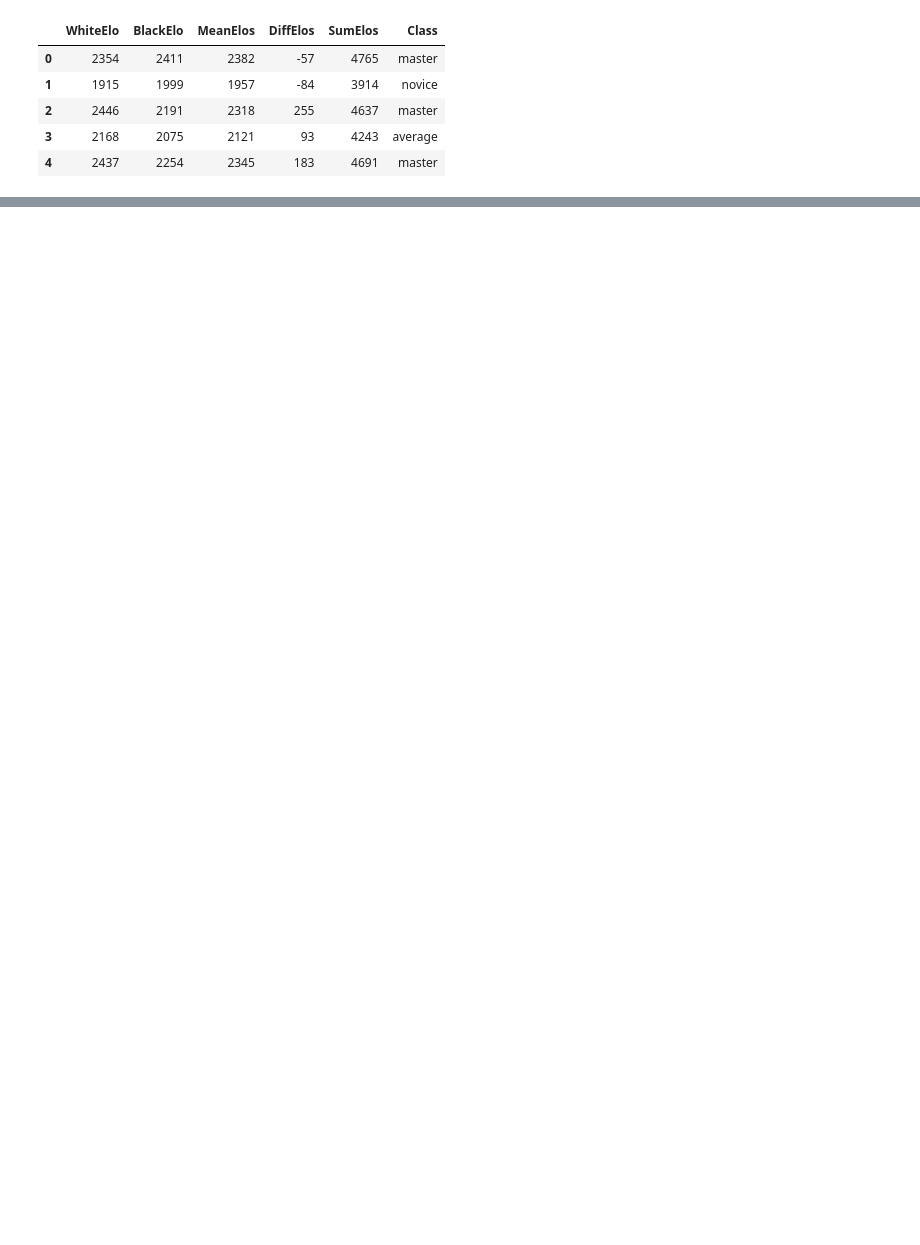
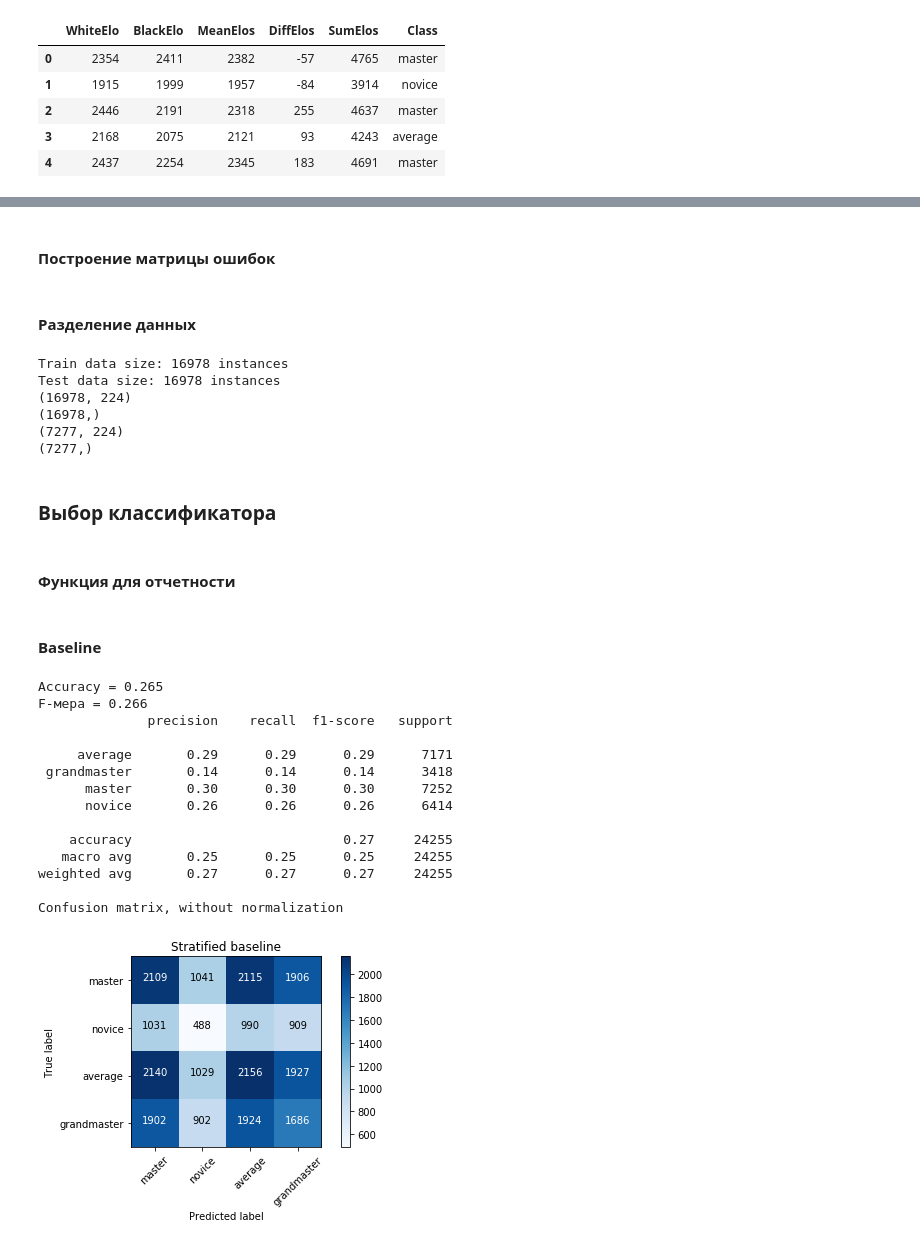
Before and after one commit to polinarod/PredictingRaitings, a Jupyter notebook: classifier.ipynb, the cells around one changed output, grey strips where cells are left out. Cells and saved outputs as stored; diff of their text form; code cells hidden in the pictures; blank space fills up the shorter version.

Commit message:
add classifiers

```diff
--- a/classifier.ipynb
+++ b/classifier.ipynb
@@ -213,0 +258,4 @@ elos.to_csv(r'C:\Users\Asus\PredictingRatings\data\clean_elos.csv', sep=',',inde
+# %%
+target = elos['Class'].astype('str')
+print(target.shape)
+target.value_counts()
@@ -213,0 +269,2 @@ elos.to_csv(r'C:\Users\Asus\PredictingRatings\data\clean_elos.csv', sep=',',inde
+# %% [markdown]
+#### Построение матрицы ошибок
@@ -213,0 +296,62 @@ elos.to_csv(r'C:\Users\Asus\PredictingRatings\data\clean_elos.csv', sep=',',inde
+# %% [markdown]
+#### Разделение данных
+# %%
+#Словарь для лучших моделей (ключ - алгоритм, значение - F-мера)
+dict_model={}
+
+data= features_new.copy()
+X_train, X_test, Y_train, Y_test =ms.train_test_split(features_new, target, test_size = 0.3,random_state=rand_st)
+print ('Train data size: {} instances \nTest data size: {} instances'.format(len(X_train), len(Y_train)))
+print(X_train.shape)
+print(Y_train.shape)
+print(X_test.shape)
+print(Y_test.shape)
+# %% [output]
+Train data size: 16978 instances
+Test data size: 16978 instances
+(16978, 224)
+(16978,)
+(7277, 224)
+(7277,)
+# %% [markdown]
+### Выбор классификатора
+# %% [markdown]
+#### Функция для отчетности
+# %%
+def predictions_report(pred_target,predictions,title_conf_matrix):
+    accuracy = metrics.accuracy_score(pred_target, predictions)
+    print ("Accuracy = {:.3f}".format(accuracy))
+
+    # weighted - средневзвешенная оценка F-меры
+    fscore= metrics.f1_score(pred_target, predictions,average='weighted')
+    print("F-мера = {:.3f}".format(fscore))
+
+    print(metrics.classification_report(pred_target, predictions))
+
+    plot_confusion_matrix(metrics.confusion_matrix(pred_target, predictions),
+                      classes = pred_target.unique(),
+                      title=title_conf_matrix)
+    return fscore
+# %% [markdown]
+#### Baseline
+# %%
+baseline = dummy.DummyClassifier(strategy='stratified',random_state=rand_st)
+baseline.fit(data, target)
+base_predictions = baseline.predict(data)
+dict_model['Dummy']=predictions_report(target,base_predictions,'Stratified baseline')
+# %% [output]
+Accuracy = 0.265
+F-мера = 0.266
+              precision    recall  f1-score   support
+
+     average       0.29      0.29      0.29      7171
+ grandmaster       0.14      0.14      0.14      3418
+      master       0.30      0.30      0.30      7252
+      novice       0.26      0.26      0.26      6414
+
+    accuracy                           0.27     24255
+   macro avg       0.25      0.25      0.25     24255
+weighted avg       0.27      0.27      0.27     24255
+
+Confusion matrix, without normalization
+[figure, added]
```
Also changed, not shown: parts of 24 cells of this notebook, 6 other files.
